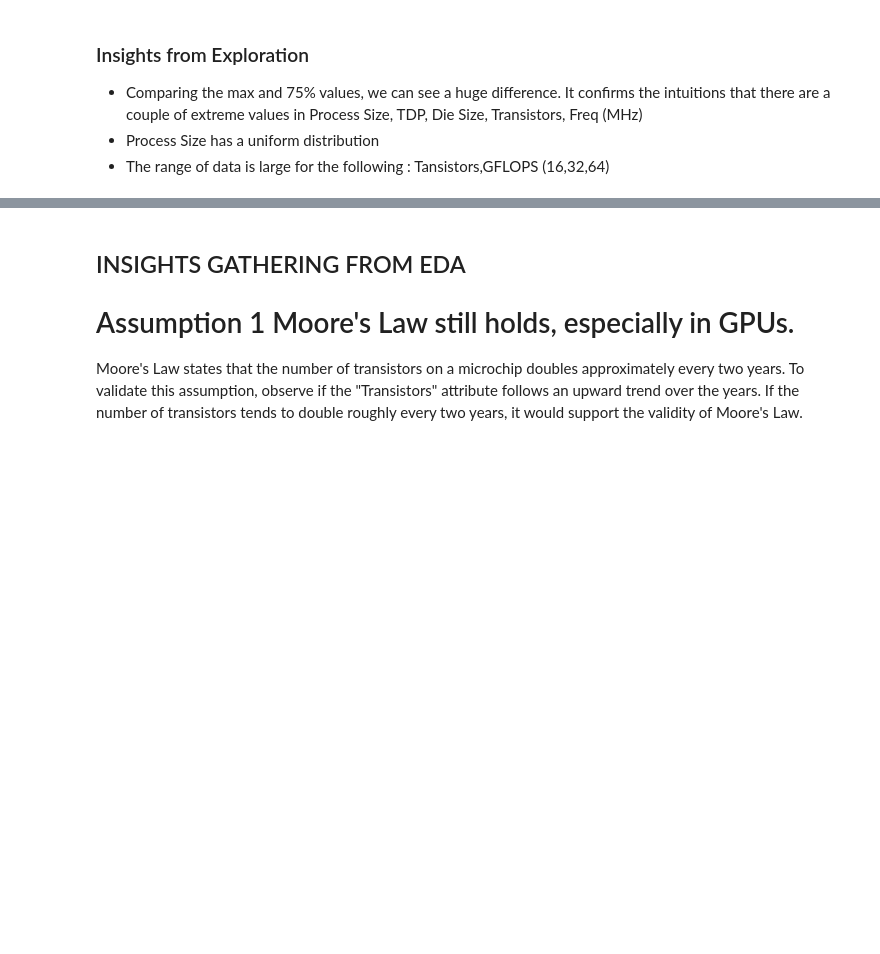
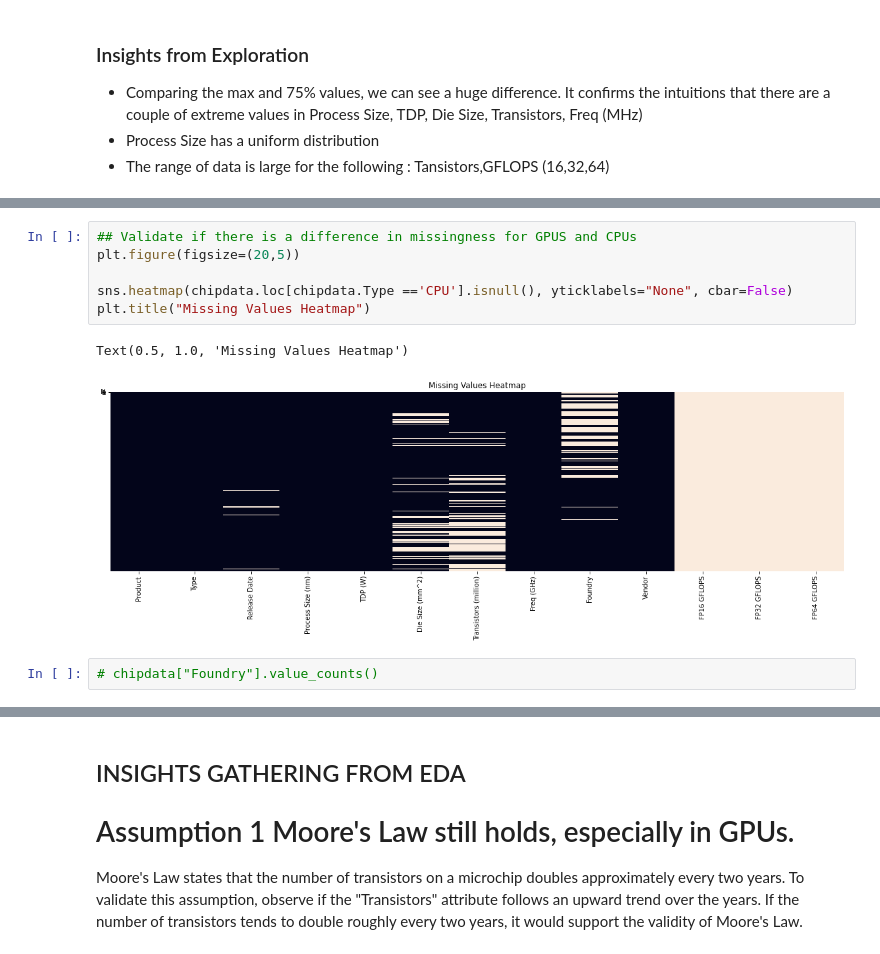
Before and after one commit to okothchristopher/machine-learning-projects, a Jupyter notebook: 01. Week 1 Machine Learning Data Preparation - Semiconductor Data/Week 1 Semiconductor Data preparation.ipynb, the cells around one changed output, grey strips where cells are left out. Cells and saved outputs as stored; diff of their text form; blank space fills up the shorter version.

```diff
--- a/01. Week 1 Machine Learning Data Preparation - Semiconductor Data/Week 1 Semiconductor Data preparation.ipynb
+++ b/01. Week 1 Machine Learning Data Preparation - Semiconductor Data/Week 1 Semiconductor Data preparation.ipynb
@@ -147,3 +150,14 @@ Text(0.5, 1.0, 'Missing Values Heatmap')
+# %%
+## Validate if there is a difference in missingness for GPUS and CPUs
+plt.figure(figsize=(20,5))
+
+sns.heatmap(chipdata.loc[chipdata.Type =='CPU'].isnull(), yticklabels="None", cbar=False)
+plt.title("Missing Values Heatmap")
+# %% [output]
+Text(0.5, 1.0, 'Missing Values Heatmap')
+[figure, added]
+# %%
+# chipdata["Foundry"].value_counts()
 # %%
 missing_values = chipdata.isnull().sum()
 missing_percent = (missing_values / len(chipdata)) * 100
```
Also changed, not shown: parts of 14 cells of this notebook, 1 other file.
